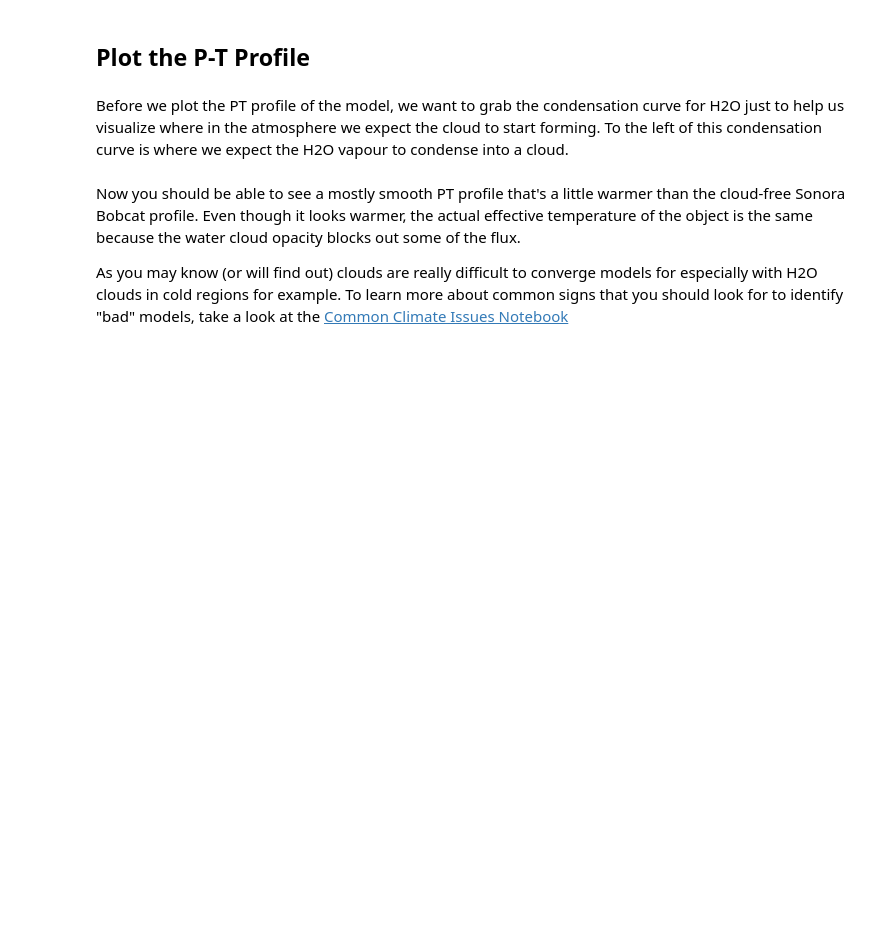
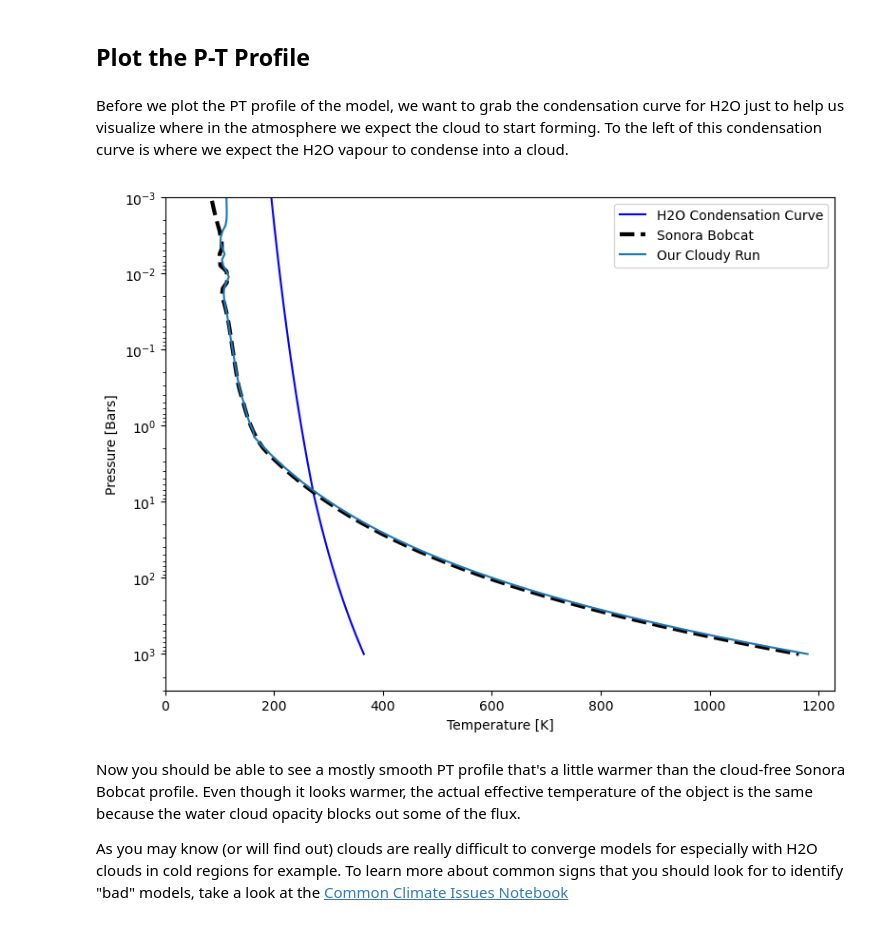
Before and after one commit to natashabatalha/picaso, a Jupyter notebook: docs/notebooks/D_climate/5_CloudyBrownDwarf_PreW.ipynb, the cells around one changed output. Cells and saved outputs as stored; diff of their text form; code cells hidden in the pictures; blank space fills up the shorter version.

Commit message:
Making sure selfconsistent still works with fixed

```diff
--- a/docs/notebooks/D_climate/5_CloudyBrownDwarf_PreW.ipynb
+++ b/docs/notebooks/D_climate/5_CloudyBrownDwarf_PreW.ipynb
@@ -32,7 +35,7 @@ CtoO = '100'#'1.0' # CtoO ratio
 ck_db = os.path.join(os.getenv('picaso_refdata'),'opacities', 'preweighted', f'sonora_2020_feh{mh}_co_{CtoO}.data.196')
 
 # #sonora bobcat cloud free structures file
-sonora_profile_db = os.path.join(os.getenv('picaso_refdata'),'sonora_grids','bobcat')
+sonora_profile_db = os.path.join(os.getenv('picaso_refdata'),'sonora_grids','bobcat','structures_m+0.0')
 # %%
 cl_run = jdi.inputs(calculation="browndwarf", climate = True) # start a calculation
 
@@ -72,6 +75,7 @@ Below, we run Virga as normal to initiate our cloud run. Note, though the functi
 cl_run.inputs_climate(temp_guess= temp_bobcat, pressure= pressure_bobcat,
                       rcb_guess=rcb_guess, rfacv = rfacv)
 #cl_run.atmosphere(cold_trap=True)
+cl_run.inputs['climate']['cloudy'] = "selfconsistent" # has to be specified now so that we know if it's this or fixed
 cl_run.virga(condensates = ['H2O'],directory = virga_dir, mh=1,fsed = 8.0, latent_heat=True)
 # %%
 out = cl_run.climate(opacity_ck, save_all_profiles=True,with_spec=False)
@@ -83,22 +89,24 @@ Before we plot the PT profile of the model, we want to grab the condensation cur
 h2o_cond_p, h2o_cond_t = vj.condensation_t('H2O', 1, 2.2, pressure = out['pressure'])
 # %%
 pressure_bobcat,temp_bobcat = np.loadtxt(jdi.os.path.join(
-                            sonora_profile_db,f"t{teff}g{grav}nc_m0.0.cmp.gz"),
+                            sonora_profile_db,f"t{teff}g{grav}nc_m0.0.dat"),
                             usecols=[1,2],unpack=True, skiprows = 1)
 plt.figure(figsize=(8,6))
 plt.ylabel("Pressure [Bars]")
 plt.xlabel('Temperature [K]')
 plt.xlim(0,max(out['temperature'])+50)
 plt.ylim(3e3,1e-3)
 
 plt.plot(h2o_cond_t,h2o_cond_p, 'b', label = 'H2O Condensation Curve')
 plt.semilogy(temp_bobcat,pressure_bobcat,color="k",linestyle="--",linewidth=3,label="Sonora Bobcat")
 
 plt.semilogy(out['temperature'],out['pressure'],label="Our Cloudy Run")
 
 plt.legend()
 plt.tight_layout()
 plt.show()
+# %% [output]
+[figure, added]
 # %% [markdown]
 Now you should be able to see a mostly smooth PT profile that's a little warmer than the cloud-free Sonora Bobcat profile. Even though it looks warmer, the actual effective temperature of the object is the same because the water cloud opacity blocks out some of the flux.
 
```
Also changed, not shown: parts of 6 cells of this notebook, 2 other files.
